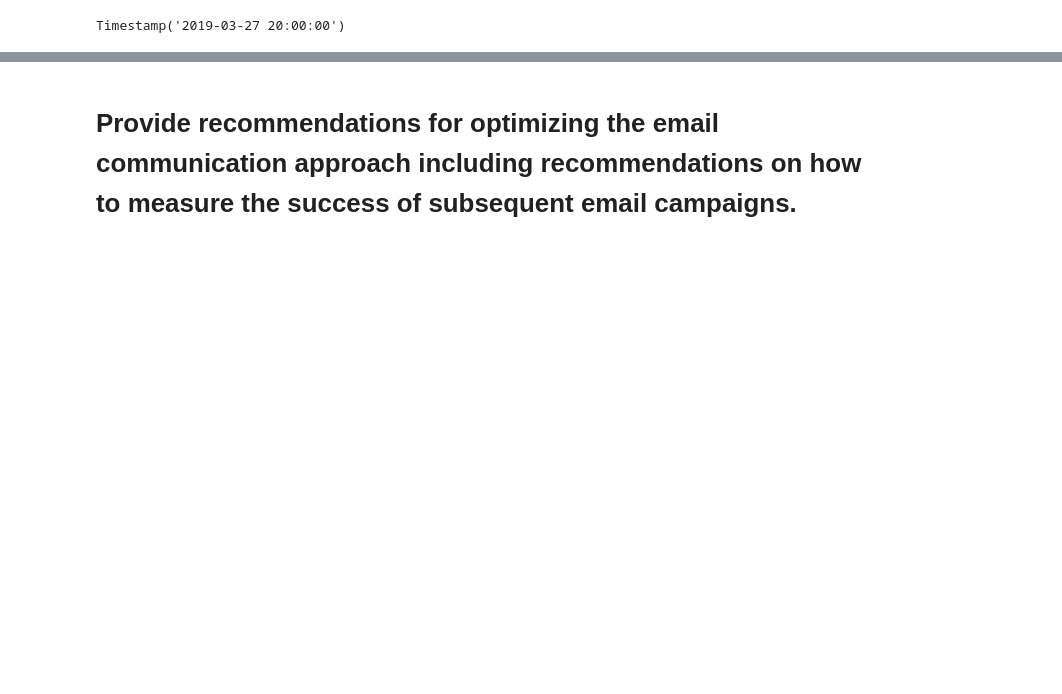
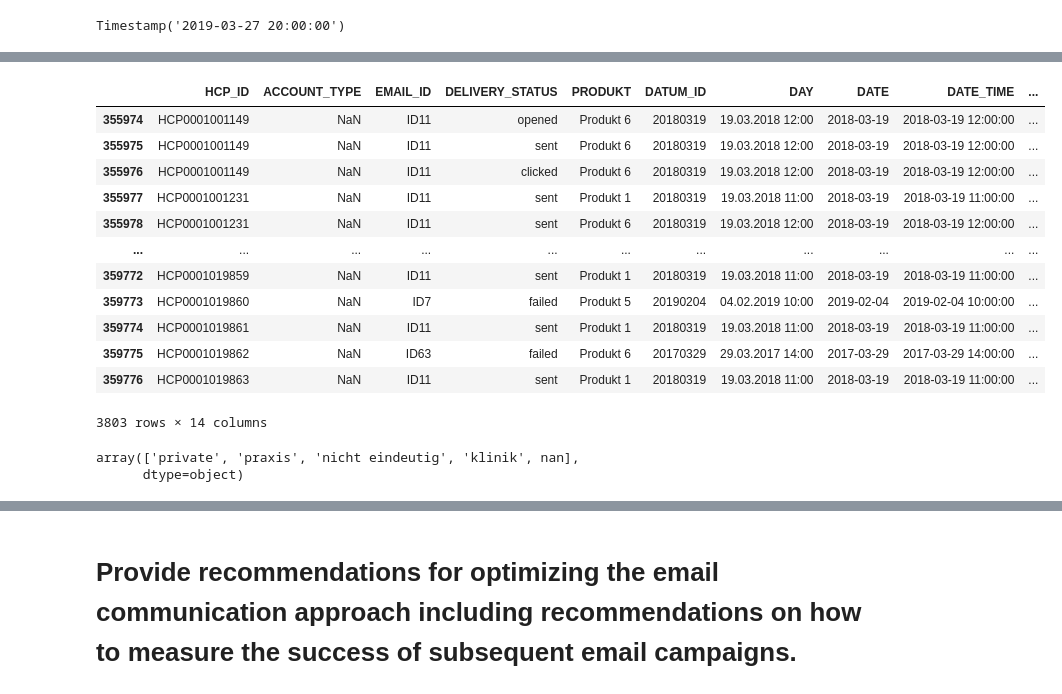
Before and after one commit to ck-unifr/analysis_email_performance, a Jupyter notebook: analysis_email_performance.ipynb, the cells around one changed output, grey strips where cells are left out. Drawn from its saved outputs; the diff is of its cells as text; code cells hidden in the pictures; blank space fills up the shorter version.

```diff
--- a/analysis_email_performance.ipynb
+++ b/analysis_email_performance.ipynb
@@ -488,0 +508,21 @@ Timestamp('2019-03-27 20:00:00')
+# %%
+df[df['ACCOUNT_TYPE'].isnull()]
+# %% [output]
+|  | HCP_ID | ACCOUNT_TYPE | EMAIL_ID | DELIVERY_STATUS | PRODUKT | DATUM_ID | DAY | DATE | DATE_TIME | ... |
+| 355974 | HCP0001001149 | NaN | ID11 | opened | Produkt 6 | 20180319 | 19.03.2018 12:00 | 2018-03-19 | 2018-03-19 12:00:00 | ... |
+| 355975 | HCP0001001149 | NaN | ID11 | sent | Produkt 6 | 20180319 | 19.03.2018 12:00 | 2018-03-19 | 2018-03-19 12:00:00 | ... |
+| 355976 | HCP0001001149 | NaN | ID11 | clicked | Produkt 6 | 20180319 | 19.03.2018 12:00 | 2018-03-19 | 2018-03-19 12:00:00 | ... |
+| 355977 | HCP0001001231 | NaN | ID11 | sent | Produkt 1 | 20180319 | 19.03.2018 11:00 | 2018-03-19 | 2018-03-19 11:00:00 | ... |
+| 355978 | HCP0001001231 | NaN | ID11 | sent | Produkt 6 | 20180319 | 19.03.2018 12:00 | 2018-03-19 | 2018-03-19 12:00:00 | ... |
+| ... | ... | ... | ... | ... | ... | ... | ... | ... | ... | ... |
+| 359772 | HCP0001019859 | NaN | ID11 | sent | Produkt 1 | 20180319 | 19.03.2018 11:00 | 2018-03-19 | 2018-03-19 11:00:00 | ... |
+| 359773 | HCP0001019860 | NaN | ID7 | failed | Produkt 5 | 20190204 | 04.02.2019 10:00 | 2019-02-04 | 2019-02-04 10:00:00 | ... |
+| 359774 | HCP0001019861 | NaN | ID11 | sent | Produkt 1 | 20180319 | 19.03.2018 11:00 | 2018-03-19 | 2018-03-19 11:00:00 | ... |
+| 359775 | HCP0001019862 | NaN | ID63 | failed | Produkt 6 | 20170329 | 29.03.2017 14:00 | 2017-03-29 | 2017-03-29 14:00:00 | ... |
+| 359776 | HCP0001019863 | NaN | ID11 | sent | Produkt 1 | 20180319 | 19.03.2018 11:00 | 2018-03-19 | 2018-03-19 11:00:00 | ... |
+3803 rows × 14 columns
+# %%
+df['ACCOUNT_TYPE'].unique()
+# %% [output]
+array(['private', 'praxis', 'nicht eindeutig', 'klinik', nan],
+      dtype=object)
```
Also changed, not shown: parts of 4 cells of this notebook.
